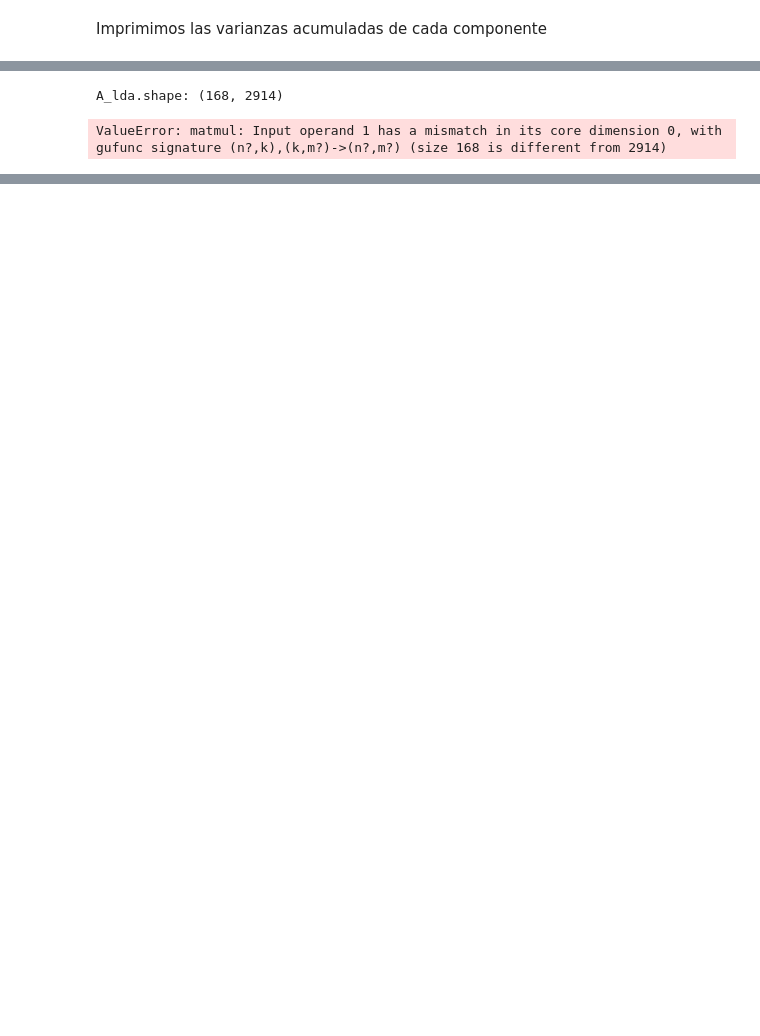
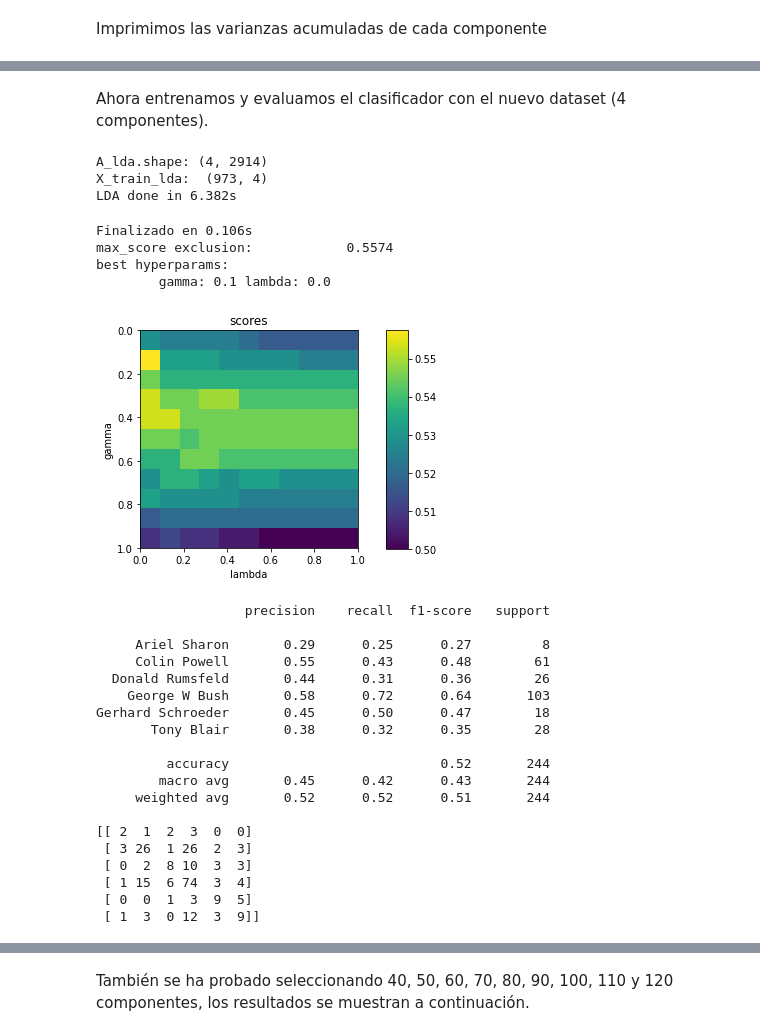
Before and after one commit to JB0linches/ReconocimientoDeFormas, a Jupyter notebook: Practica4.ipynb, the cells around one changed output, grey strips where cells are left out. Drawn from its saved outputs; the diff is of its cells as text; code cells hidden in the pictures; blank space fills up the shorter version.

```diff
--- a/Practica4.ipynb
+++ b/Practica4.ipynb
@@ -2027,7 +2041,7 @@ print('\n')
 #                    probar a ver qué combinación de hiperparámetros es la que se corresponde
 #                    con el test.
 clf = ClassifEstadisticoRegularizado_metodo_clase(np.unique(y_train))
-clf = clf.fit(X_train_pca, y_train, g=0.0, l=0.4)
+clf = clf.fit(X_train_pca, y_train, g=0.0, l=0.0)
 y_pred = clf.predict(X_test_pca)
 
 print(classification_report(y_test, y_pred, target_names=target_names))
@@ -2102,50 +2202,76 @@ print_cumvar(autoval, X_train.shape[0], 1, 314)
+# %% [markdown]
+Ahora entrenamos y evaluamos el clasificador con el nuevo dataset (4 componentes).
 # %%
-
-n_components = 168
+n_components = 4
 A = autovec[:n_components]
 
 print("A_lda.shape:", A.shape)
 
-X_train_lda = (A @ X_train_pca.T).T
+X_train_lda = (A @ X_train.T).T
 
 print("X_train_lda: ", X_train_lda.shape)
 
-# Paso 7: proyectar el conjunto de datos de test sobre el nuevo espacio:
-X_test_lda = (A @ X_test_pca.T).T
+# Proyectar el conjunto de datos de test sobre el nuevo espacio:
+X_test_lda = (A @ X_test.T).T
 
-#eigenfaces2 = A.reshape((n_components,h,w))
+eigenfaces2 = A.reshape((n_components,h,w))
 print("LDA done in %0.3fs" % (time() - t0))
 # %% [output]
-A_lda.shape: (168, 2914)
+A_lda.shape: (4, 2914)
+X_train_lda:  (973, 4)
+LDA done in 6.382s
-ValueError: matmul: Input operand 1 has a mismatch in its core dimension 0, with gufunc signature (n?,k),(k,m?)->(n?,m?) (size 168 is different from 2914)
 # %%
-print("Predicting people's names on the test set")
-t0 = time()
-#clf = ClassifEuclid(np.unique(y_train))
-clf = LinearDiscriminantAnalysis()
-clf = clf.fit(X_train_pca, y_train)
-y_pred = clf.predict(X_test_pca)
-print("done in %0.3fs" % (time() - t0))
-
-print("y_test:", y_test.shape)
-print("y_pred:", y_pred.shape)
-
-scores_exclusion, best_g, best_l = GridSearchExclusion(X_train_pca, y_train, X_test_pca, y_test)
+scores_exclusion, best_g, best_l, y_pred = GridSearchExclusion(X_train_lda, y_train, X_test_lda, y_test)
 
 print("max_score exclusion:\t\t%.4f" % np.max(scores_exclusion))
+
 print("best hyperparams:")
-"""
 for e in range(len(best_g)):
     print("\tgamma: %1.1f lambda: %1.1f" % (best_g[e], best_l[e]))
-"""
 
+plot_scores(scores_exclusion)
+print('\n')
+
+# recalcular y_pred. Es necesario porque la función GridSearchExclusion devuelve un y_pred que
+#                    se corresponde con la mejor puntuación. Pero si hay mas de una combinación
+#                    entonces no se sabe cuál es la que se comparará con y_test, por eso hay que
+#                    probar a ver qué combinación de hiperparámetros es la que se corresponde
+#                    con el test.
+clf = ClassifEstadisticoRegularizado_metodo_clase(np.unique(y_train))
+clf = clf.fit(X_train_lda, y_train, g=0.0, l=0.4)
+y_pred = clf.predict(X_test_lda)
 
 print(classification_report(y_test, y_pred, target_names=target_names))
 print(confusion_matrix(y_test, y_pred, labels=range(n_classes)))
 
 def title(y_pred, y_test, target_names, i):
     pred_name = target_names[y_pred[i]].rsplit(" ", 1)[-1]
     true_name = target_names[y_test[i]].rsplit(" ", 1)[-1]
     return "predicted: %s\ntrue:      %s" % (pred_name, true_name)
 prediction_titles = [title(y_pred, y_test, target_names, i) for i in range(y_pred.shape[0])]
 plot_gallery(X_test, prediction_titles, h, w)
+# %% [output]
+Finalizado en 0.106s
+max_score exclusion:            0.5574
+best hyperparams:
+        gamma: 0.1 lambda: 0.0
+[figure, added]
+                   precision    recall  f1-score   support
+
+     Ariel Sharon       0.29      0.25      0.27         8
+     Colin Powell       0.55      0.43      0.48        61
+  Donald Rumsfeld       0.44      0.31      0.36        26
+    George W Bush       0.58      0.72      0.64       103
+Gerhard Schroeder       0.45      0.50      0.47        18
+       Tony Blair       0.38      0.32      0.35        28
+
+         accuracy                           0.52       244
+        macro avg       0.45      0.42      0.43       244
+     weighted avg       0.52      0.52      0.51       244
+
+[[ 2  1  2  3  0  0]
+ [ 3 26  1 26  2  3]
+ [ 0  2  8 10  3  3]
+ [ 1 15  6 74  3  4]
+ [ 0  0  1  3  9  5]
+ [ 1  3  0 12  3  9]]
@@ -2151,0 +2279,2 @@ plot_gallery(X_test, prediction_titles, h, w)
+# %% [markdown]
+También se ha probado seleccionando 40, 50, 60, 70, 80, 90, 100, 110 y 120 componentes, los resultados se muestran a continuación.
```
Also changed, not shown: parts of 42 cells of this notebook.
